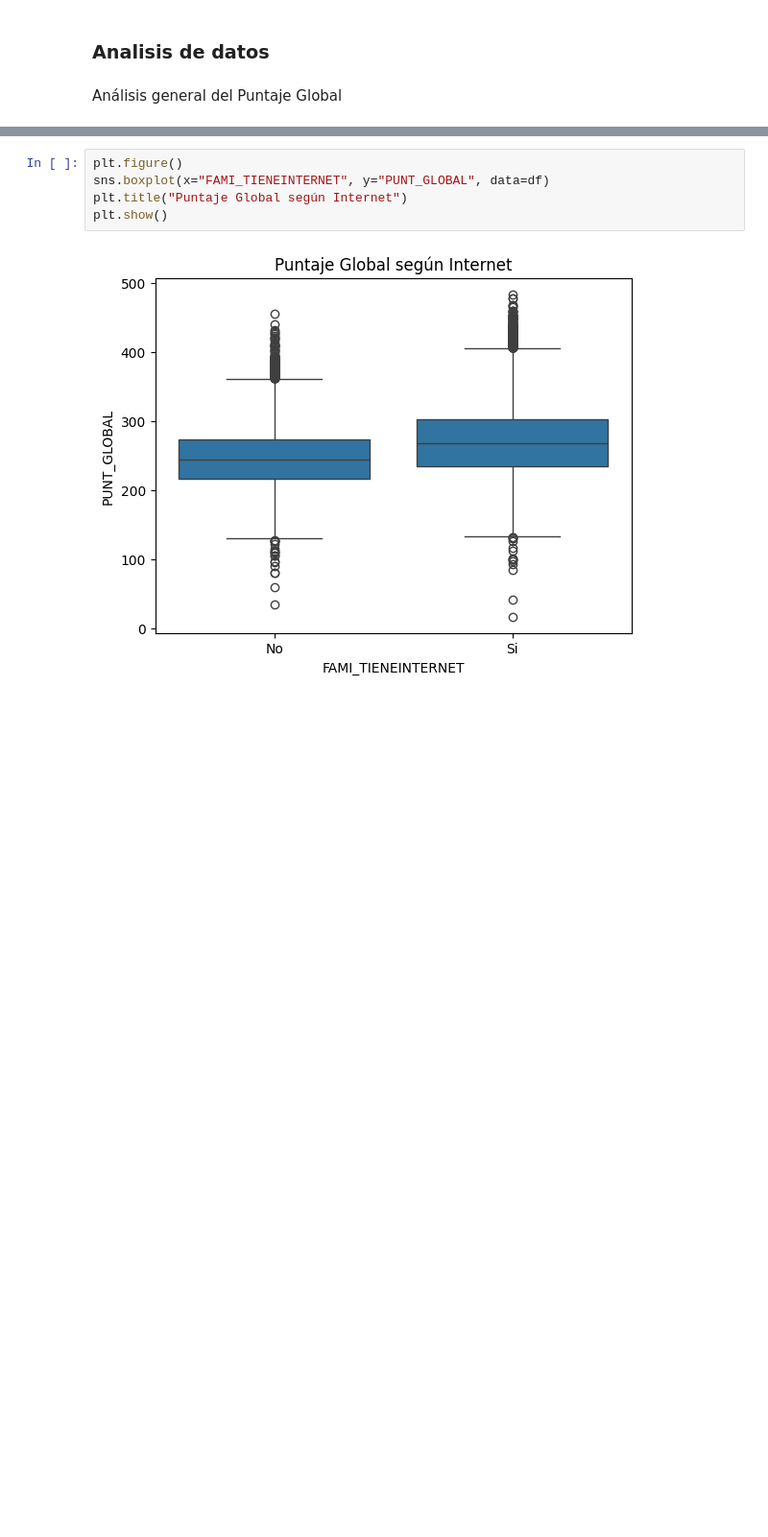
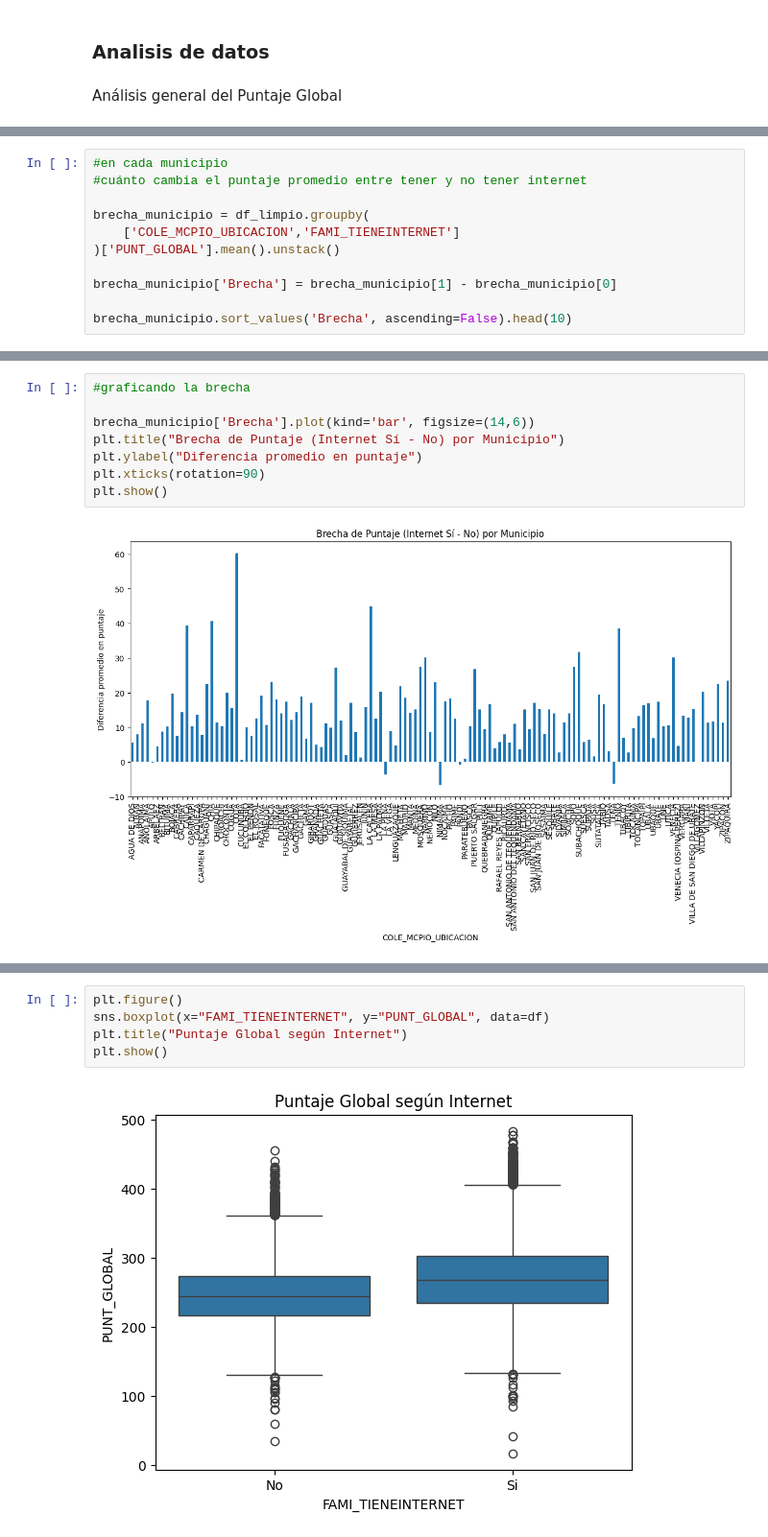
Before and after one commit to isabellagomez2003-sys/Proyecto-1, a Jupyter notebook: pregunta2(Dani).ipynb, the cells around one changed output, grey strips where cells are left out. Shown at 96% size. Cells and saved outputs as stored; diff of their text form; blank space fills up the shorter version.

```diff
--- a/pregunta2(Dani).ipynb
+++ b/pregunta2(Dani).ipynb
@@ -503,0 +309,11 @@ NameError: name 'df_tecnologia' is not defined
+# %%
+#en cada municipio
+#cuánto cambia el puntaje promedio entre tener y no tener internet
+
+brecha_municipio = df_limpio.groupby(
+    ['COLE_MCPIO_UBICACION','FAMI_TIENEINTERNET']
+)['PUNT_GLOBAL'].mean().unstack()
+
+brecha_municipio['Brecha'] = brecha_municipio[1] - brecha_municipio[0]
+
+brecha_municipio.sort_values('Brecha', ascending=False).head(10)
@@ -503,0 +333,10 @@ NameError: name 'df_tecnologia' is not defined
+# %%
+#graficando la brecha
+
+brecha_municipio['Brecha'].plot(kind='bar', figsize=(14,6))
+plt.title("Brecha de Puntaje (Internet Sí - No) por Municipio")
+plt.ylabel("Diferencia promedio en puntaje")
+plt.xticks(rotation=90)
+plt.show()
+# %% [output]
+[figure, added]
```
Also changed, not shown: parts of 38 cells of this notebook, 1 other file.
